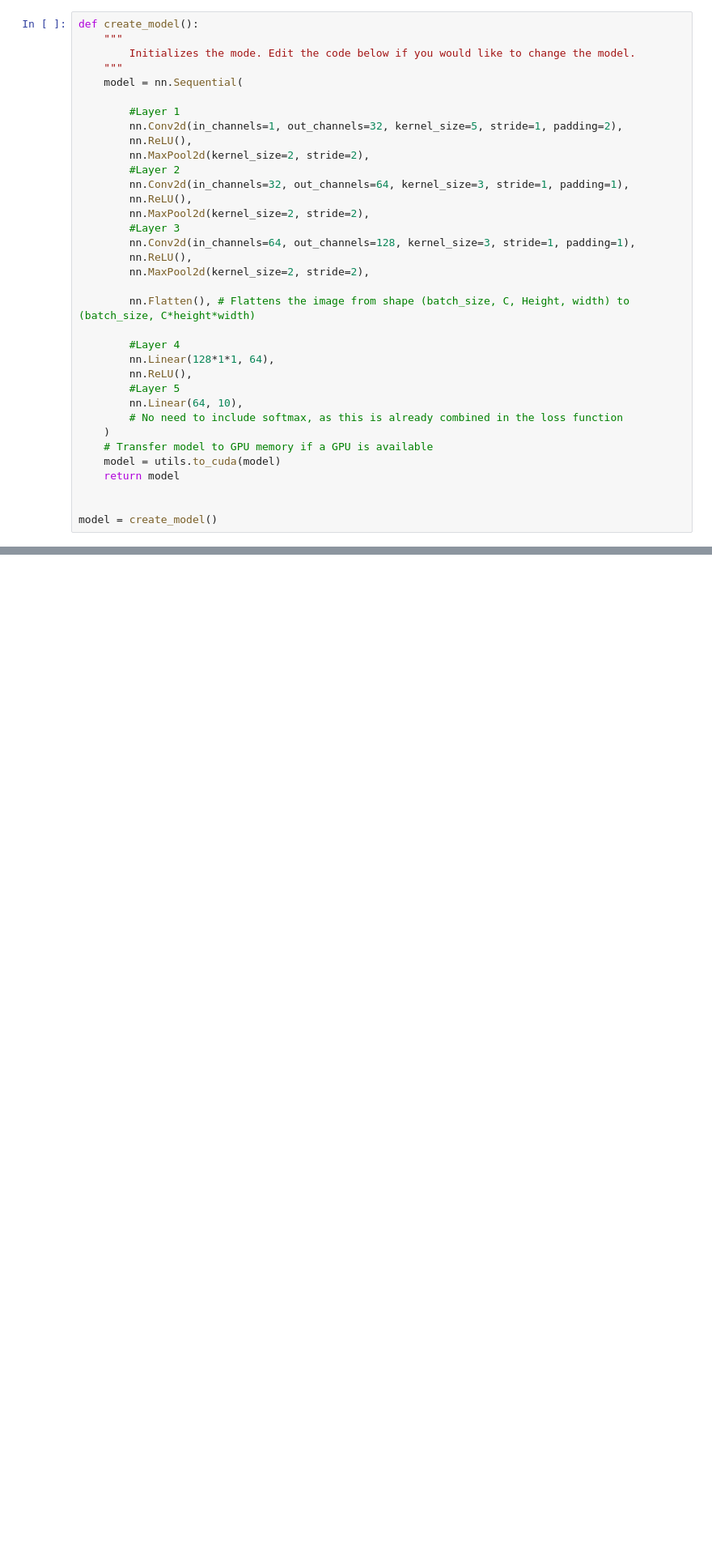
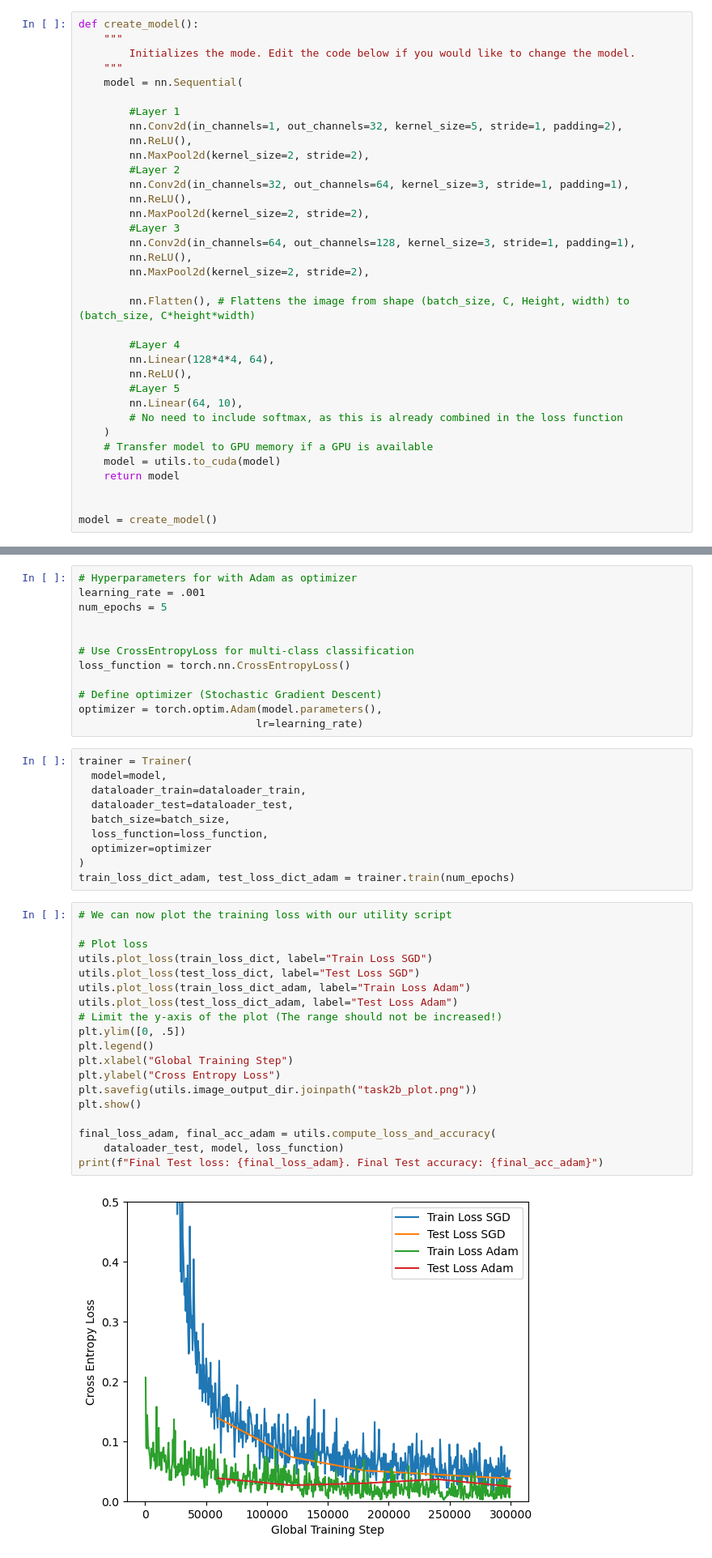
Before and after one commit to williamgt/TDT4195, a Jupyter notebook: TDT4195-StarterCode-2023/assignment 2/task2.ipynb, the cells around one changed output, grey strips where cells are left out. Shown at 81% size. Cells and saved outputs as stored; diff of their text form; blank space fills up the shorter version.

Commit message:
Finished a2 task 2b

```diff
--- a/TDT4195-StarterCode-2023/assignment 2/task2.ipynb
+++ b/TDT4195-StarterCode-2023/assignment 2/task2.ipynb
@@ -51,7 +51,7 @@ def create_model():
         nn.Flatten(), # Flattens the image from shape (batch_size, C, Height, width) to (batch_size, C*height*width)
 
         #Layer 4
-        nn.Linear(128*1*1, 64),
+        nn.Linear(128*4*4, 64),
         nn.ReLU(),
         #Layer 5
         nn.Linear(64, 10),
@@ -120,0 +123,43 @@ Final Test loss: 0.037503857423245884. Final Test accuracy: 0.988
+# %%
+# Hyperparameters for with Adam as optimizer
+learning_rate = .001
+num_epochs = 5
+
+
+# Use CrossEntropyLoss for multi-class classification
+loss_function = torch.nn.CrossEntropyLoss()
+
+# Define optimizer (Stochastic Gradient Descent)
+optimizer = torch.optim.Adam(model.parameters(),
+                            lr=learning_rate)
+# %%
+trainer = Trainer(
+  model=model,
+  dataloader_train=dataloader_train,
+  dataloader_test=dataloader_test,
+  batch_size=batch_size,
+  loss_function=loss_function,
+  optimizer=optimizer
+)
+train_loss_dict_adam, test_loss_dict_adam = trainer.train(num_epochs)
+# %%
+# We can now plot the training loss with our utility script
+
+# Plot loss
+utils.plot_loss(train_loss_dict, label="Train Loss SGD")
+utils.plot_loss(test_loss_dict, label="Test Loss SGD")
+utils.plot_loss(train_loss_dict_adam, label="Train Loss Adam")
+utils.plot_loss(test_loss_dict_adam, label="Test Loss Adam")
+# Limit the y-axis of the plot (The range should not be increased!)
+plt.ylim([0, .5])
+plt.legend()
+plt.xlabel("Global Training Step")
+plt.ylabel("Cross Entropy Loss")
+plt.savefig(utils.image_output_dir.joinpath("task2b_plot.png"))
+plt.show()
+
+final_loss_adam, final_acc_adam = utils.compute_loss_and_accuracy(
+    dataloader_test, model, loss_function)
+print(f"Final Test loss: {final_loss_adam}. Final Test accuracy: {final_acc_adam}")
+# %% [output]
+[figure, added]
```
Also changed, not shown: parts of 3 cells of this notebook.
